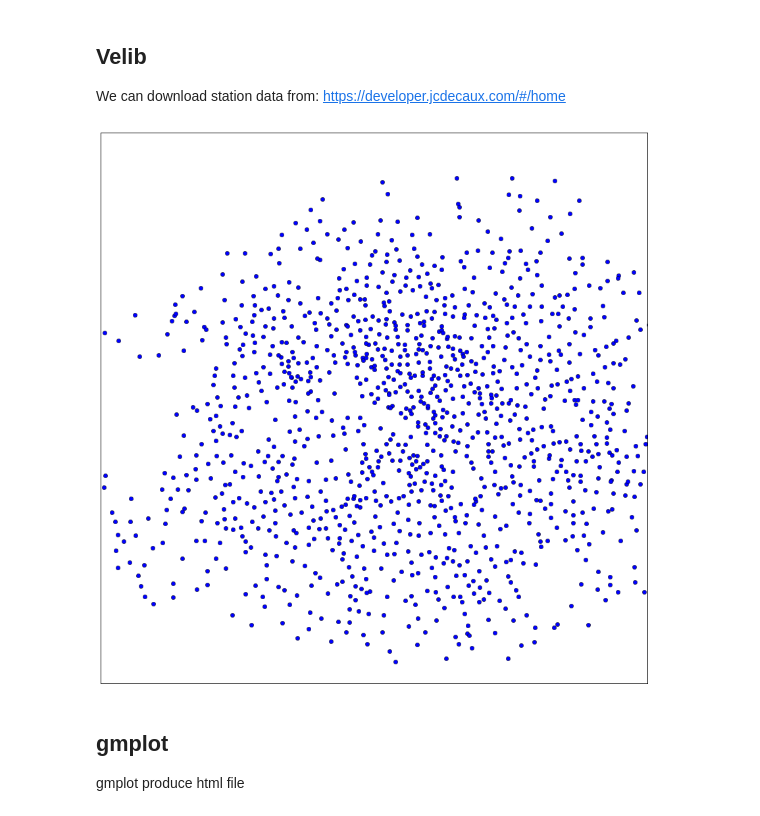
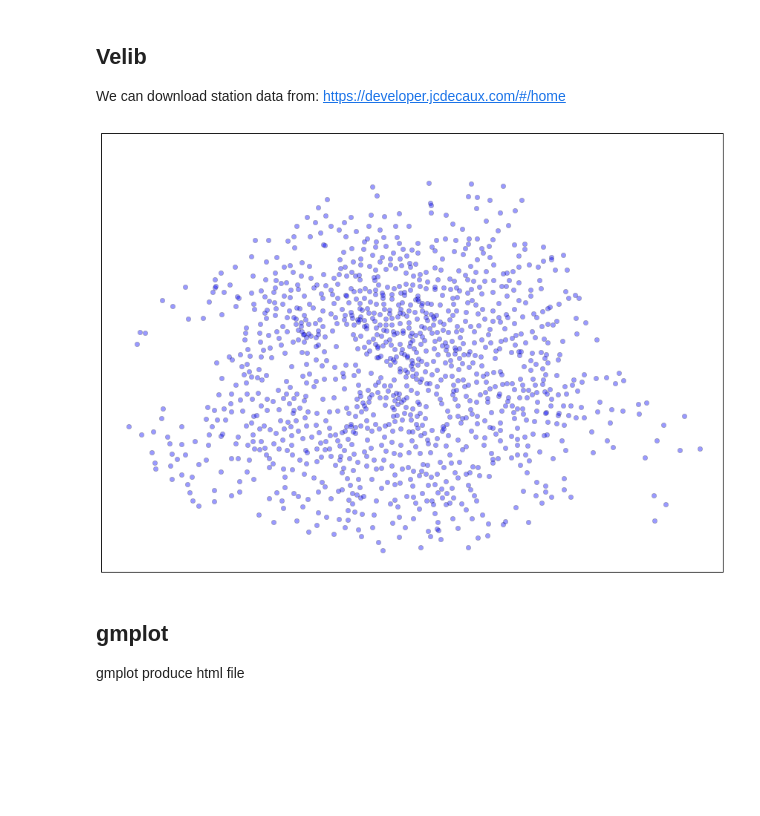
Before and after one commit to ggila/allez, a Jupyter notebook: velib/map.ipynb, the cells around one changed output. Cells and saved outputs as stored; diff of their text form; code cells hidden in the pictures; blank space fills up the shorter version.

```diff
--- a/velib/map.ipynb
+++ b/velib/map.ipynb
@@ -70,17 +70,17 @@ https://developer.jcdecaux.com/#/home
 # %%
 plt.figure(figsize=(15,15))
 
-m = Basemap(projection='merc',llcrnrlat=48.801594,urcrnrlat=48.925364,\
-            llcrnrlon=2.235970,urcrnrlon=2.422737)
+m = Basemap(projection='merc',llcrnrlat=48.80,urcrnrlat=48.93,\
+            llcrnrlon=2.21,urcrnrlon=2.49)
 
 paris = pd.read_csv('Paris.csv')
 
 
 for lat, lon in zip(paris.Latitude, paris.Longitude):
     x, y = m(lon, lat)
-    m.plot(x, y, 'bo')
+    m.plot(x, y, 'bo', alpha=0.4)
 # %% [output]
-[figure, old version]
+[figure, new version]
 # %% [markdown]
 ## gmplot
 
```
Also changed, not shown: parts of 2 cells of this notebook.
